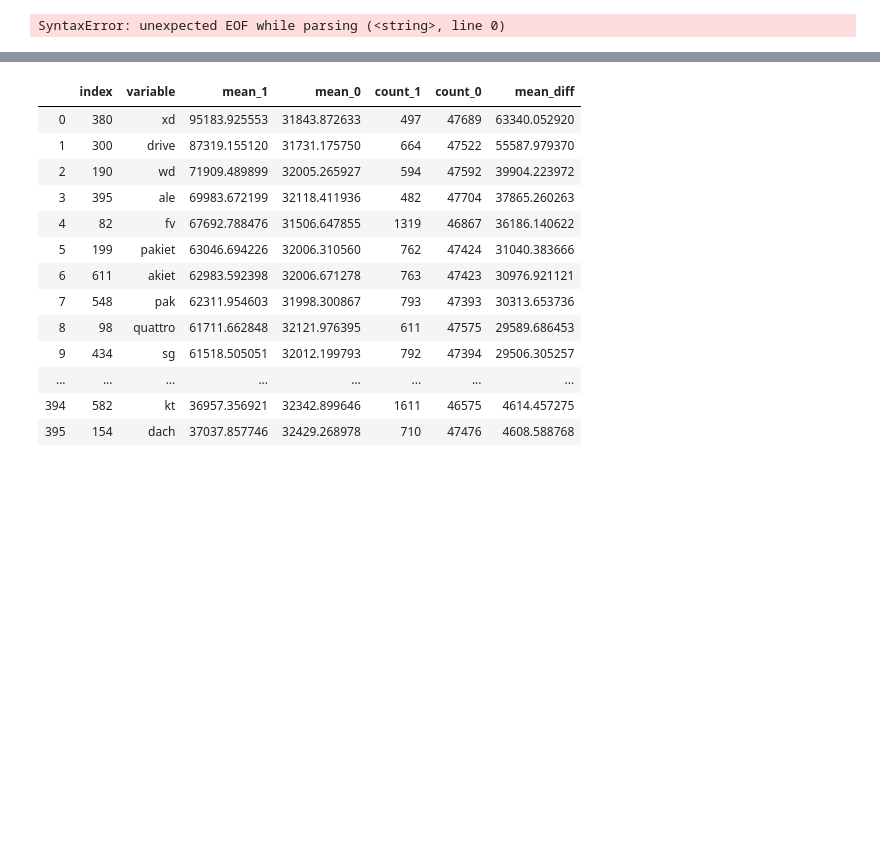
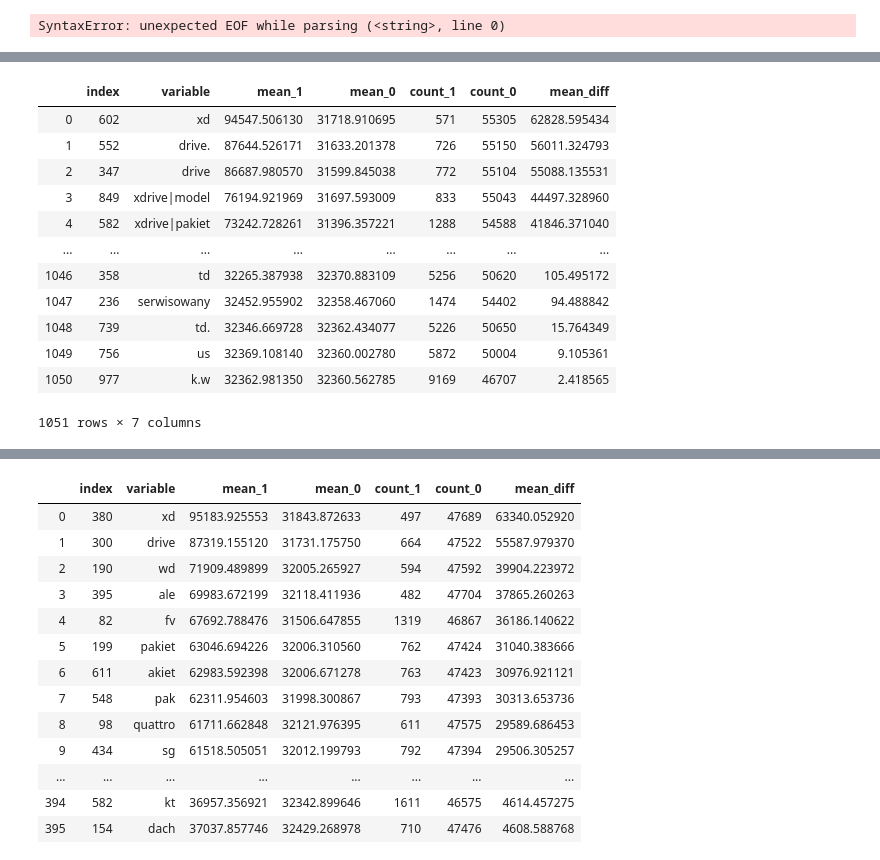
Before and after one commit to TomekQ13/Car_purchase, a Jupyter notebook: car_purchase.ipynb, the cells around one changed output, grey strips where cells are left out. Saved outputs shown, nothing was run; the diff lists cells and outputs as text; code cells hidden in the pictures; blank space fills up the shorter version.

```diff
--- a/car_purchase.ipynb
+++ b/car_purchase.ipynb
@@ -129,10 +129,24 @@ class CarData:
         self.data['concat_title_subtitle'] = self.data['title'] + ' ' + self.data['sub_title']
         self.data['concat_title_subtitle'] = self.data['concat_title_subtitle'].apply(lambda x: x.lower())
 
-        #replace cases for correct analysis
+        #replace problematic cases for NLP
         self.data['concat_title_subtitle'] = self.data['concat_title_subtitle'].apply(lambda x: x.replace('+','plus'))
         self.data['concat_title_subtitle'] = self.data['concat_title_subtitle'].apply(lambda x: x.replace('(',''))
         self.data['concat_title_subtitle'] = self.data['concat_title_subtitle'].apply(lambda x: x.replace(')',''))
+        self.data['concat_title_subtitle'] = self.data['concat_title_subtitle'].apply(lambda x: x.replace('**',' '))
+        self.data['concat_title_subtitle'] = self.data['concat_title_subtitle'].apply(lambda x: x.replace('*',' '))
+        self.data['concat_title_subtitle'] = self.data['concat_title_subtitle'].apply(lambda x: x.replace(']',' '))
+        self.data['concat_title_subtitle'] = self.data['concat_title_subtitle'].apply(lambda x: x.replace('[',' '))
+        self.data['concat_title_subtitle'] = self.data['concat_title_subtitle'].apply(lambda x: x.replace("/"," "))
+        self.data['concat_title_subtitle'] = self.data['concat_title_subtitle'].apply(lambda x: x.replace("\\"," "))
+        self.data['concat_title_subtitle'] = self.data['concat_title_subtitle'].apply(lambda x: x.replace(',',' '))
+        self.data['concat_title_subtitle'] = self.data['concat_title_subtitle'].apply(lambda x: x.replace('?',' '))
+        self.data['concat_title_subtitle'] = self.data['concat_title_subtitle'].apply(lambda x: x.replace('.',' '))
+        self.data['concat_title_subtitle'] = self.data['concat_title_subtitle'].apply(lambda x: x.replace('!',' '))
+        self.data['concat_title_subtitle'] = self.data['concat_title_subtitle'].apply(lambda x: x.replace('_',' '))
+        self.data['concat_title_subtitle'] = self.data['concat_title_subtitle'].apply(lambda x: x.replace('-',' '))
+        self.data['concat_title_subtitle'] = self.data['concat_title_subtitle'].apply(lambda x: x.replace('|',' '))
+        self.data['concat_title_subtitle'] = self.data['concat_title_subtitle'].apply(lambda x: x.replace('#',' '))
 
     def describe(self):
         #descriptive statistice
@@ -309,7 +323,7 @@ class CarData:
         self.corpus = ListNoDups(self.corpus)
 
         #with open("corpus.txt", "w") as output:
-        #    output.write(str(self.corpus))
+         #   output.write(str(self.corpus))
 
         return self.corpus
 
@@ -318,6 +332,9 @@ class CarData:
         final_df = pd.DataFrame(columns = ['variable', 'mean_1', 'mean_0', 'count_1', 'count_0'])
 
         for variable in enumerate(list_of_variables):
+            #debug
+            print(str(variable)+' done')
+
             self.data[variable[1]] = self.data['concat_title_subtitle'].str.contains(variable[1]).astype('int')
 
             mean_1 = self.data.loc[self.data[variable[1]] == 1][self.dependent_variable].mean()
@@ -344,6 +361,7 @@ class CarData:
 
 
 
+
         final_df['mean_diff'] = abs(final_df['mean_1'] - final_df['mean_0'])
         final_df = final_df.sort_values(by = 'mean_diff', ascending = False).reset_index()
 
@@ -410,0 +402,16 @@ error: nothing to repeat at position 1
+# %%
+results
+# %% [output]
+|  | index | variable | mean_1 | mean_0 | count_1 | count_0 | mean_diff |
+| 0 | 602 | xd | 94547.506130 | 31718.910695 | 571 | 55305 | 62828.595434 |
+| 1 | 552 | drive. | 87644.526171 | 31633.201378 | 726 | 55150 | 56011.324793 |
+| 2 | 347 | drive | 86687.980570 | 31599.845038 | 772 | 55104 | 55088.135531 |
+| 3 | 849 | xdrive|model | 76194.921969 | 31697.593009 | 833 | 55043 | 44497.328960 |
+| 4 | 582 | xdrive|pakiet | 73242.728261 | 31396.357221 | 1288 | 54588 | 41846.371040 |
+| ... | ... | ... | ... | ... | ... | ... | ... |
+| 1046 | 358 | td | 32265.387938 | 32370.883109 | 5256 | 50620 | 105.495172 |
+| 1047 | 236 | serwisowany | 32452.955902 | 32358.467060 | 1474 | 54402 | 94.488842 |
+| 1048 | 739 | td. | 32346.669728 | 32362.434077 | 5226 | 50650 | 15.764349 |
+| 1049 | 756 | us | 32369.108140 | 32360.002780 | 5872 | 50004 | 9.105361 |
+| 1050 | 977 | k.w | 32362.981350 | 32360.562785 | 9169 | 46707 | 2.418565 |
+1051 rows × 7 columns
```
Also changed, not shown: parts of 4 cells of this notebook.
